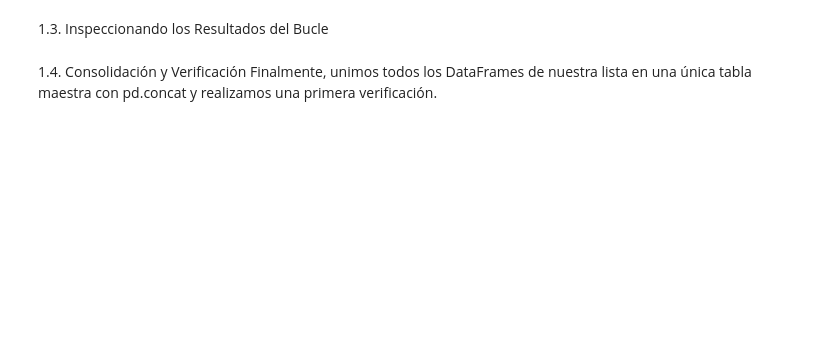
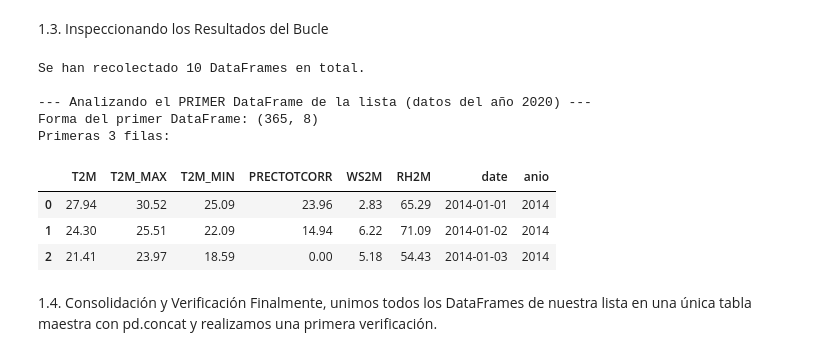
Before and after one commit to IvanSerem/ds2-proyecto-agricola, a Jupyter notebook: DataScienceII.ipynb, the cells around one changed output. Saved outputs shown, nothing was run; the diff lists cells and outputs as text; code cells hidden in the pictures; blank space fills up the shorter version.

```diff
--- a/DataScienceII.ipynb
+++ b/DataScienceII.ipynb
@@ -246,4 +138,31 @@ Obtenidas  : ['clay', 'phh2o', 'soc']
 # %% [markdown]
 1.3. Inspeccionando los Resultados del Bucle
+# %%
+# Verificamos cuántos DataFrames hemos recolectado
+# Debería ser uno por cada año que no dio error.
+print(f"Se han recolectado {len(lista_dataframes_anuales)} DataFrames en total.")
+
+# Inspeccionemos el primer DataFrame de la lista para ver su estructura y contenido
+# Este corresponde a los datos del primer año que consultamos (2020)
+if lista_dataframes_anuales:
+    print("\n--- Analizando el PRIMER DataFrame de la lista (datos del año 2020) ---")
+
+    # Seleccionamos el primer elemento de la lista
+    primer_df = lista_dataframes_anuales[0]
+
+    # Mostramos su forma y sus primeras filas
+    print(f"Forma del primer DataFrame: {primer_df.shape}")
+    print("Primeras 3 filas:")
+    display(primer_df.head(3))
+# %% [output]
+Se han recolectado 10 DataFrames en total.
+
+--- Analizando el PRIMER DataFrame de la lista (datos del año 2020) ---
+Forma del primer DataFrame: (365, 8)
+Primeras 3 filas:
+|  | T2M | T2M_MAX | T2M_MIN | PRECTOTCORR | WS2M | RH2M | date | anio |
+| 0 | 27.94 | 30.52 | 25.09 | 23.96 | 2.83 | 65.29 | 2014-01-01 | 2014 |
+| 1 | 24.30 | 25.51 | 22.09 | 14.94 | 6.22 | 71.09 | 2014-01-02 | 2014 |
+| 2 | 21.41 | 23.97 | 18.59 | 0.00 | 5.18 | 54.43 | 2014-01-03 | 2014 |
 # %% [markdown]
 1.4. Consolidación y Verificación Finalmente, unimos todos los DataFrames de nuestra lista en una única tabla maestra con pd.concat y realizamos una primera verificación.
```
Also changed, not shown: parts of 16 cells of this notebook.
